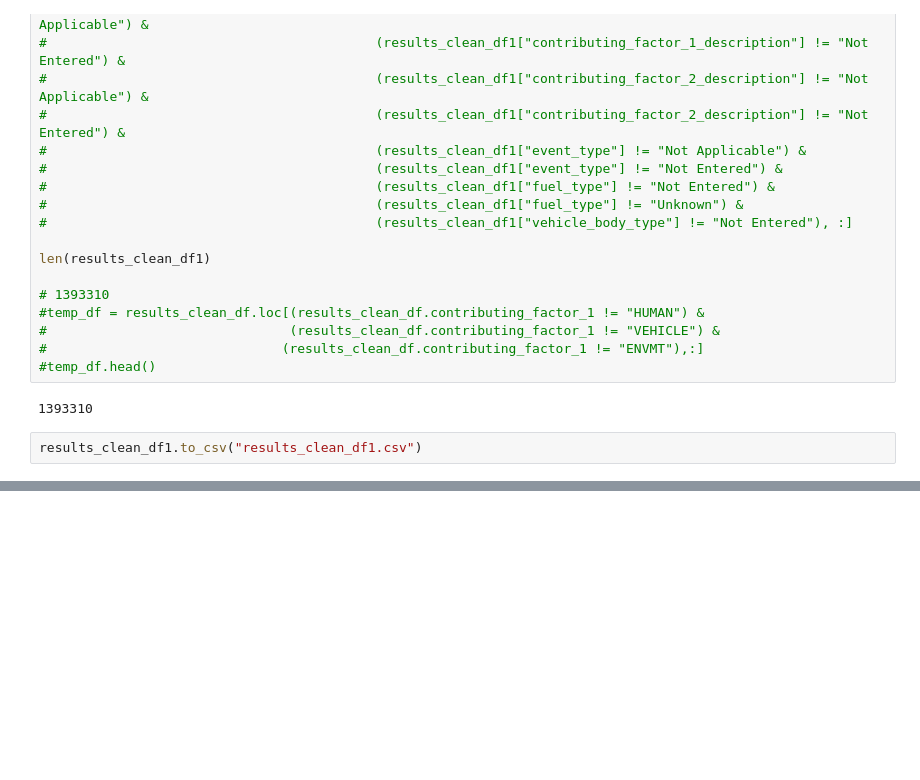
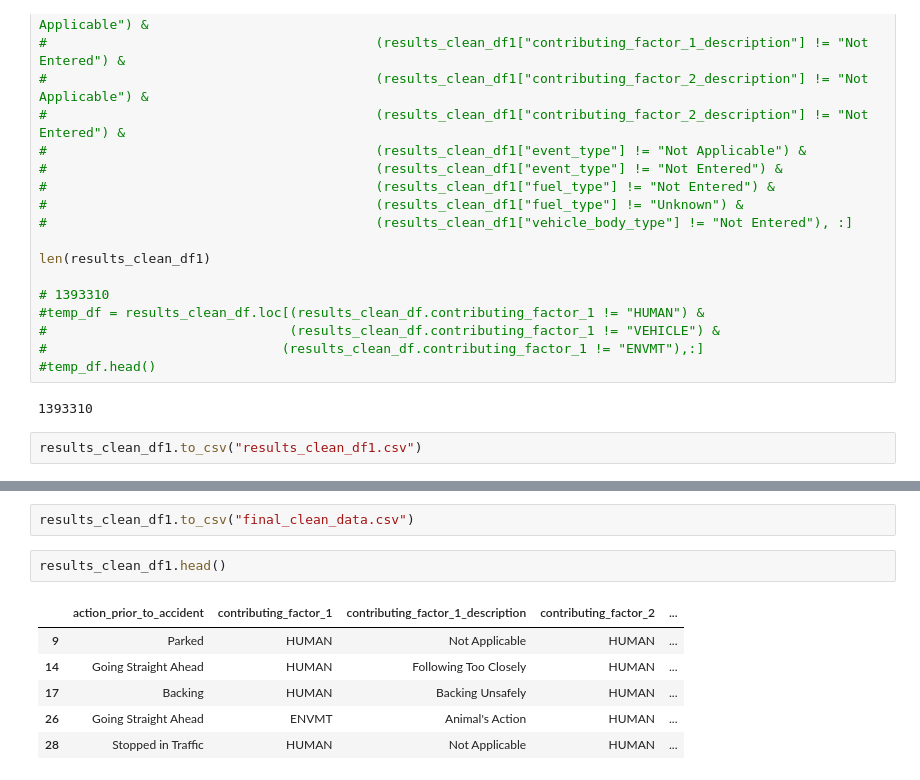
Before and after one commit to hdhawan/Project01_GitHub, a Jupyter notebook: Harshit/project01_version0_1.ipynb, the cells around one changed output, grey strips where cells are left out. Cells and saved outputs as stored; diff of their text form; blank space fills up the shorter version.

```diff
--- a/Harshit/project01_version0_1.ipynb
+++ b/Harshit/project01_version0_1.ipynb
@@ -108,0 +128,11 @@ results_clean_df1.to_csv("results_clean_df1.csv")
+# %%
+results_clean_df1.to_csv("final_clean_data.csv")
+# %%
+results_clean_df1.head()
+# %% [output]
+|  | action_prior_to_accident | contributing_factor_1 | contributing_factor_1_description | contributing_factor_2 | ... |
+| 9 | Parked | HUMAN | Not Applicable | HUMAN | ... |
+| 14 | Going Straight Ahead | HUMAN | Following Too Closely | HUMAN | ... |
+| 17 | Backing | HUMAN | Backing Unsafely | HUMAN | ... |
+| 26 | Going Straight Ahead | ENVMT | Animal's Action | HUMAN | ... |
+| 28 | Stopped in Traffic | HUMAN | Not Applicable | HUMAN | ... |
```
Also changed, not shown: parts of 5 cells of this notebook.
